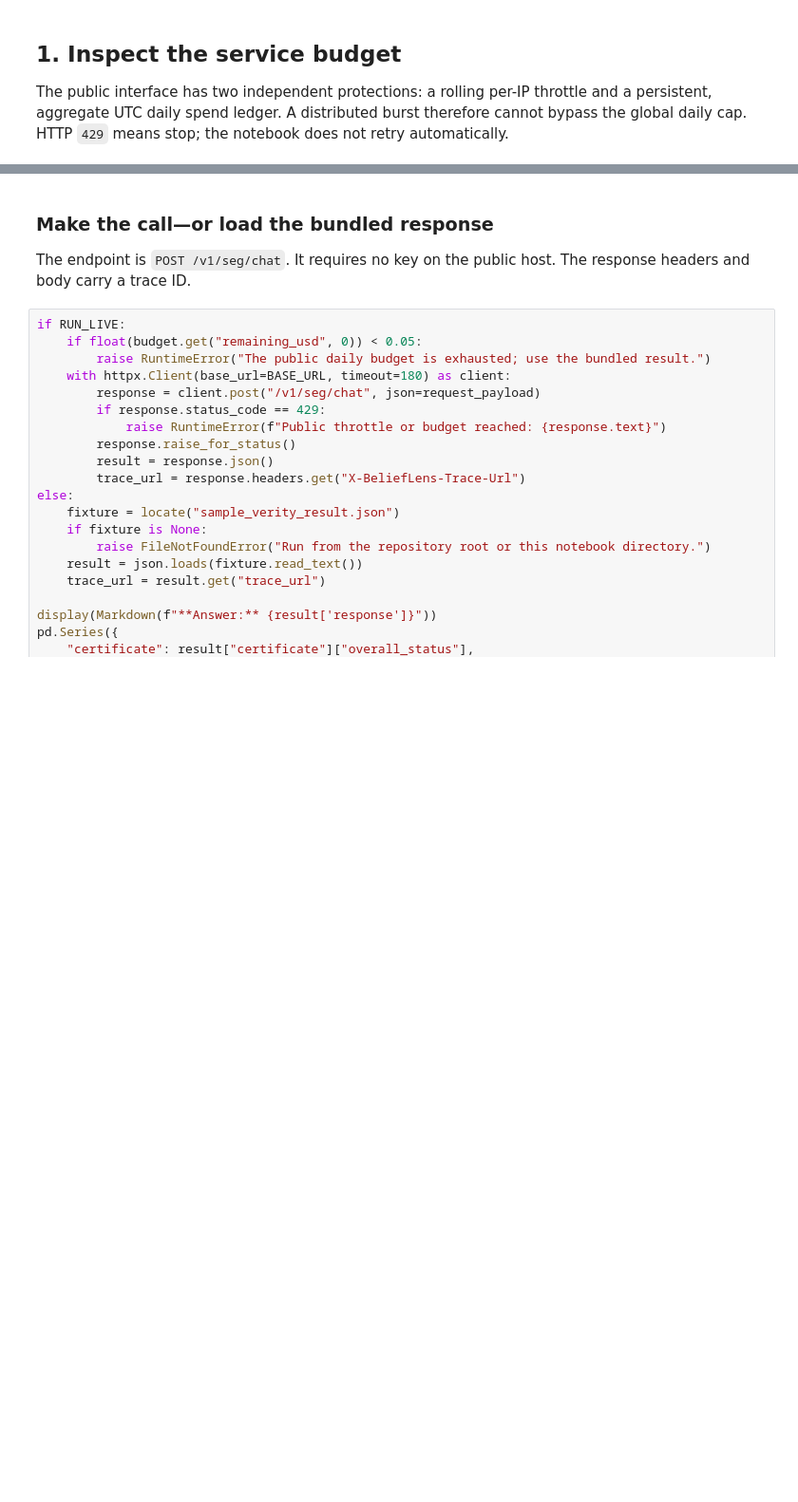
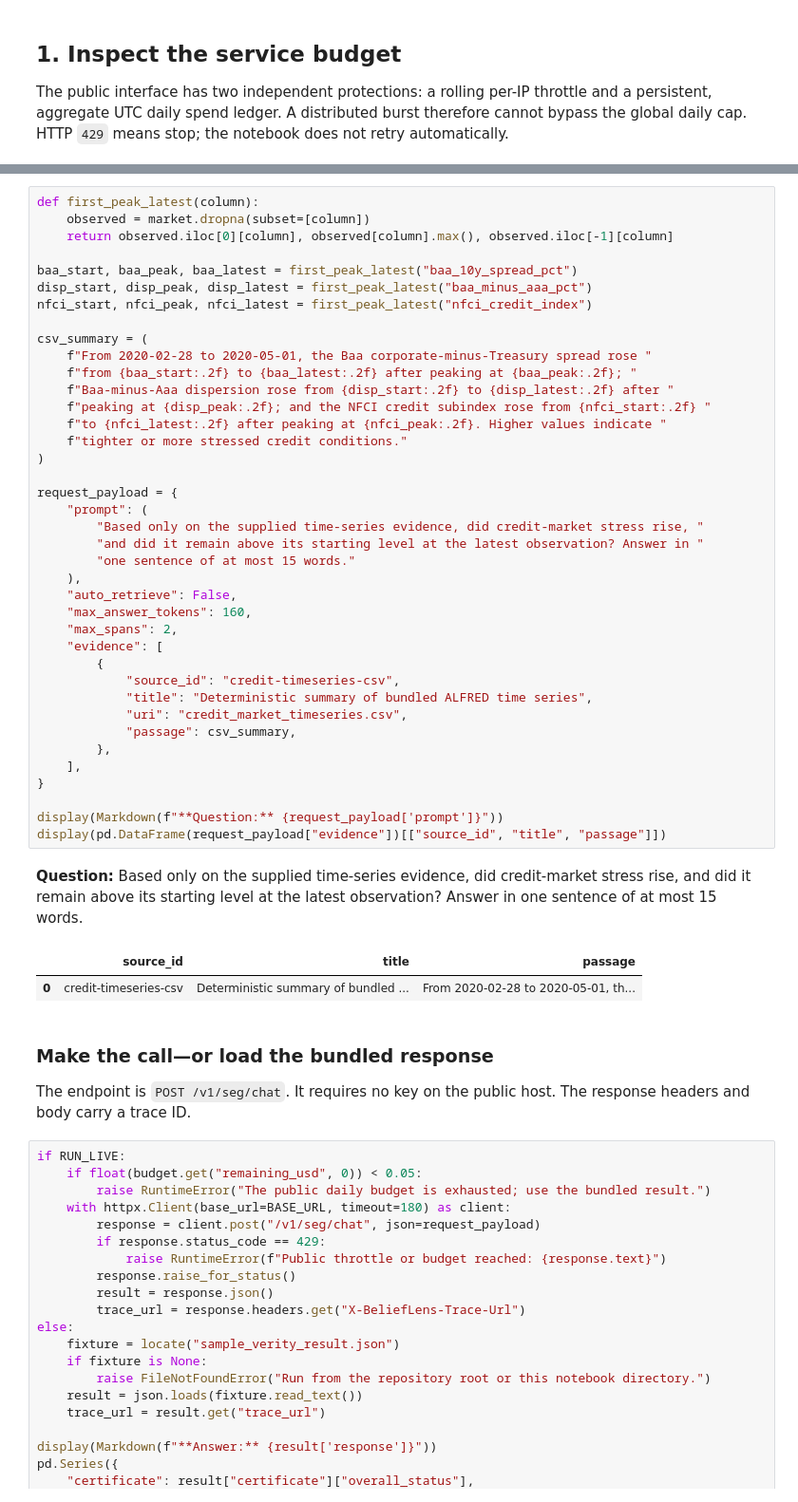
Before and after one commit to mfrdixon/BeliefLens-RSS-Reproducibility, a Jupyter notebook: examples/notebooks/verity/Verity_public_API.ipynb, the cells around one changed output, grey strips where cells are left out. Shown at 95% size. Cells and saved outputs as stored; diff of their text form; blank space fills up the shorter version.

```diff
--- a/examples/notebooks/verity/Verity_public_API.ipynb
+++ b/examples/notebooks/verity/Verity_public_API.ipynb
@@ -79,3 +123,46 @@ display(pd.DataFrame(request_payload["evidence"]))
+# %%
+def first_peak_latest(column):
+    observed = market.dropna(subset=[column])
+    return observed.iloc[0][column], observed[column].max(), observed.iloc[-1][column]
+
+baa_start, baa_peak, baa_latest = first_peak_latest("baa_10y_spread_pct")
+disp_start, disp_peak, disp_latest = first_peak_latest("baa_minus_aaa_pct")
+nfci_start, nfci_peak, nfci_latest = first_peak_latest("nfci_credit_index")
+
+csv_summary = (
+    f"From 2020-02-28 to 2020-05-01, the Baa corporate-minus-Treasury spread rose "
+    f"from {baa_start:.2f} to {baa_latest:.2f} after peaking at {baa_peak:.2f}; "
+    f"Baa-minus-Aaa dispersion rose from {disp_start:.2f} to {disp_latest:.2f} after "
+    f"peaking at {disp_peak:.2f}; and the NFCI credit subindex rose from {nfci_start:.2f} "
+    f"to {nfci_latest:.2f} after peaking at {nfci_peak:.2f}. Higher values indicate "
+    f"tighter or more stressed credit conditions."
+)
+
+request_payload = {
+    "prompt": (
+        "Based only on the supplied time-series evidence, did credit-market stress rise, "
+        "and did it remain above its starting level at the latest observation? Answer in "
+        "one sentence of at most 15 words."
+    ),
+    "auto_retrieve": False,
+    "max_answer_tokens": 160,
+    "max_spans": 2,
+    "evidence": [
+        {
+            "source_id": "credit-timeseries-csv",
+            "title": "Deterministic summary of bundled ALFRED time series",
+            "uri": "credit_market_timeseries.csv",
+            "passage": csv_summary,
+        },
+    ],
+}
+
+display(Markdown(f"**Question:** {request_payload['prompt']}"))
+display(pd.DataFrame(request_payload["evidence"])[["source_id", "title", "passage"]])
+# %% [output]
+**Question:** Based only on the supplied time-series evidence, did credit-market stress rise, and did it remain above its starting level at the latest observation? Answer in one sentence of at most 15 words.
+|  | source_id | title | passage |
+| 0 | credit-timeseries-csv | Deterministic summary of bundled ... | From 2020-02-28 to 2020-05-01, th... |
 # %% [markdown]
 ### Make the call—or load the bundled response
 
```
Also changed, not shown: parts of 13 cells of this notebook, 4 other files.
